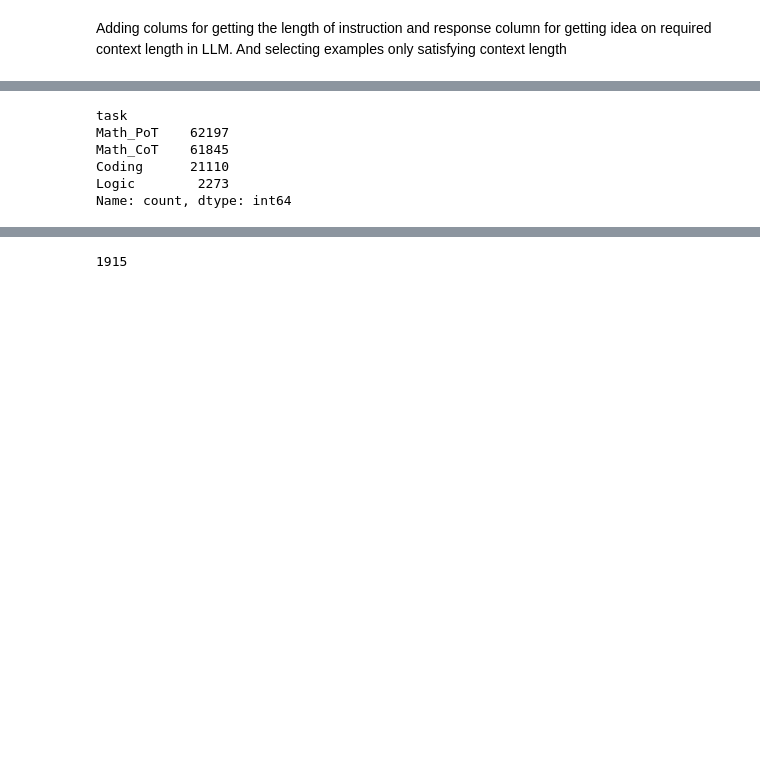
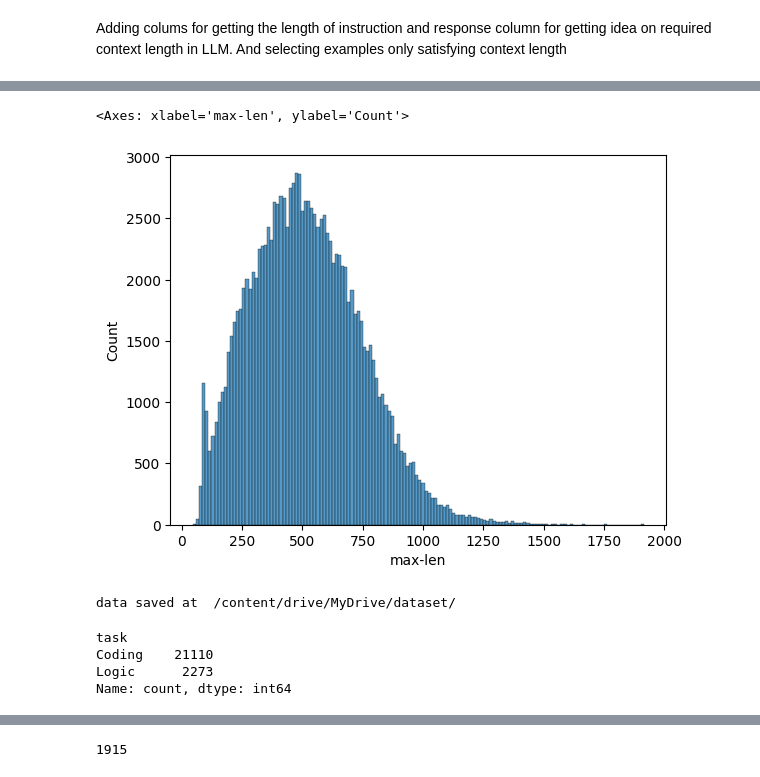
Before and after one commit to SIVASKANDAN-P/PYTHON-CODE-HINT, a Jupyter notebook: Code_solution_experimentation.ipynb, the cells around one changed output, grey strips where cells are left out. Saved outputs shown, nothing was run; the diff lists cells and outputs as text; code cells hidden in the pictures; blank space fills up the shorter version.

```diff
--- a/Code_solution_experimentation.ipynb
+++ b/Code_solution_experimentation.ipynb
@@ -100,0 +126,2 @@ data['max-len'] = data['res-len'] + data['ins-len']
+# %%
+data_filter = data[data['task'].isin(['Coding','Logic'])]
@@ -101,11 +137,18 @@ data['max-len'] = data['res-len'] + data['ins-len']
+# %%
+sns.histplot(data_filter['max-len'])
+# %% [output]
+<Axes: xlabel='max-len', ylabel='Count'>
+[figure, added]
+# %%
+data_save(data_filter,"data_filter.csv")
+# %% [output]
+data saved at  /content/drive/MyDrive/dataset/
 # %%
 #printing number of records with max length less than 300
-data_max_300 = data[data['max-len'] < 300]
-print(data[data['max-len'] < 300].task.value_counts())
+data_max_300 = data_filter[data_filter['max-len'] < 300]
+print(data_filter[data_filter['max-len'] < 300].task.value_counts())
 # %% [output]
 task
-Math_PoT    62197
-Math_CoT    61845
-Coding      21110
-Logic        2273
+Coding    21110
+Logic      2273
 Name: count, dtype: int64
```
Also changed, not shown: parts of 40 cells of this notebook.
